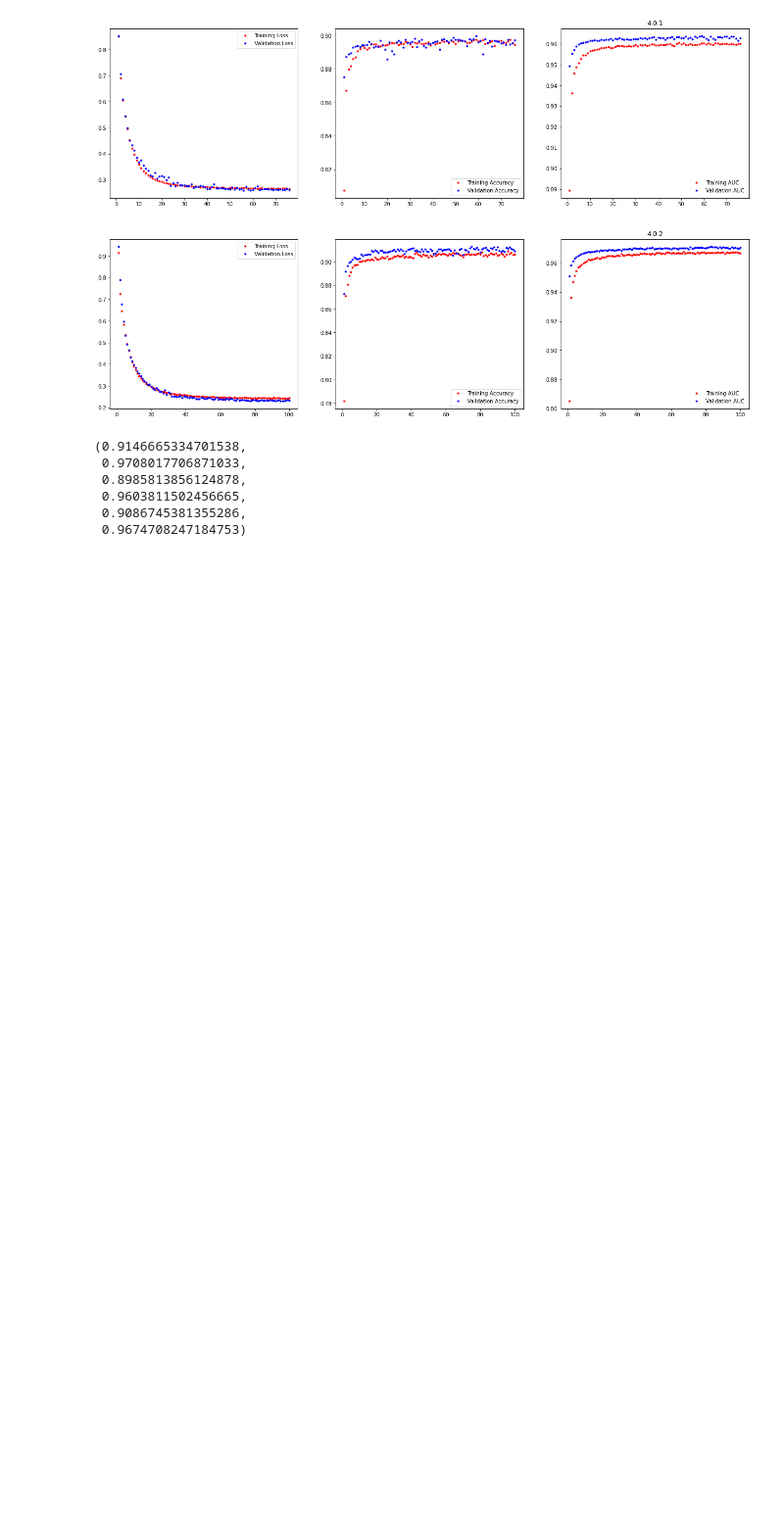
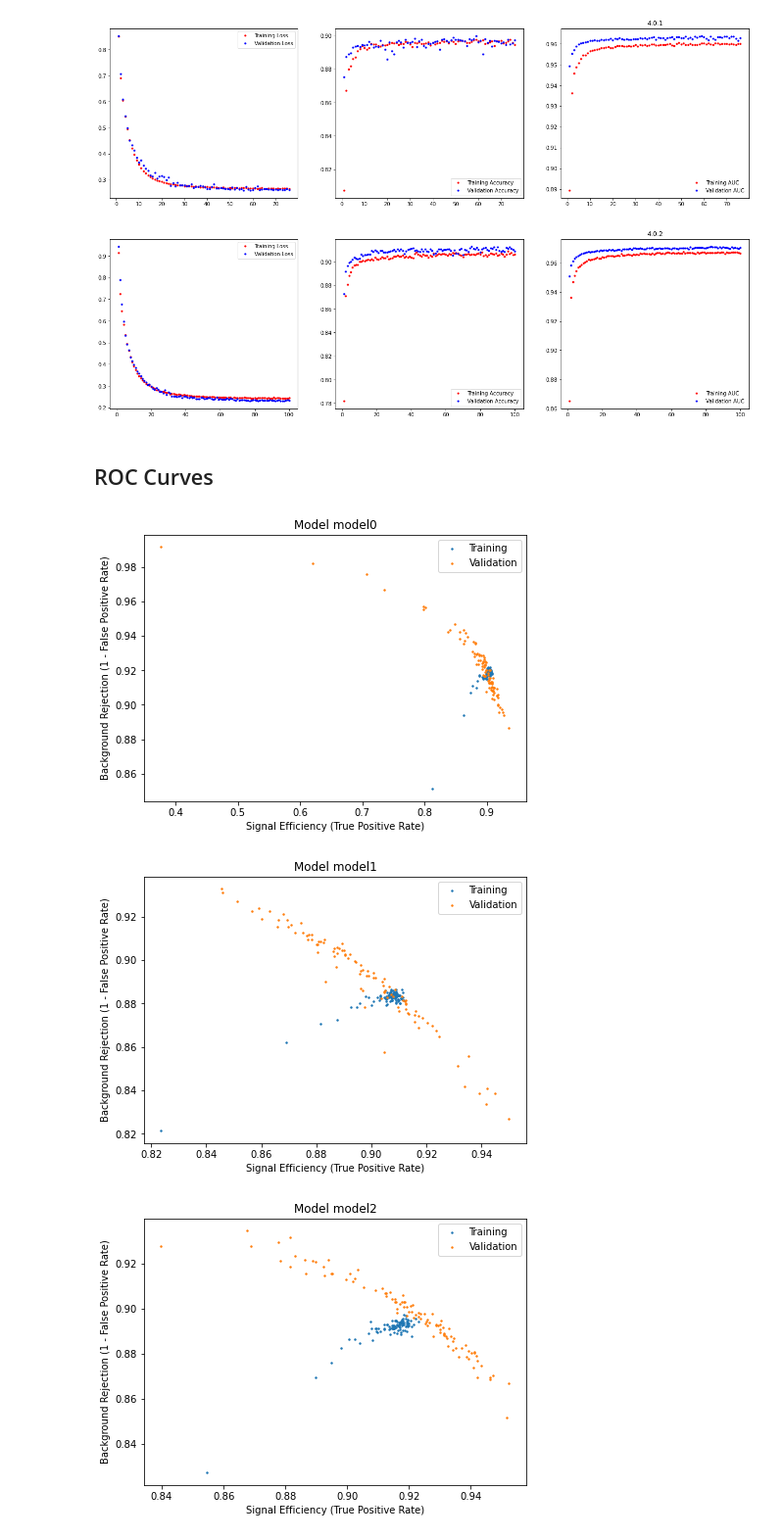
Before and after one commit to ChandlerKenworthy/Y4RareDecayProject, a Jupyter notebook: code/neural_network/model_analysis.ipynb, the cells around one changed output. Shown at 98% size. Drawn from its saved outputs; the diff is of its cells as text; code cells hidden in the pictures; blank space fills up the shorter version.

Commit message:
Added more models to model analysis

```diff
--- a/code/neural_network/model_analysis.ipynb
+++ b/code/neural_network/model_analysis.ipynb
@@ -11,6 +11,7 @@ from dataflow import Flow
 data1 = Flow(None, None, None, 'csv/preselected_pKmue_moreFeatures_unequalRatio.csv')
 data2 = Flow(None, None, None, 'csv/preselected_pKmue_fullFeatures_equalRatio.csv')
 data3 = Flow(None, None, None, 'csv/preselected_pKmue_fullFeatures_equalRatio_restrictedSideband.csv')
+data4 = Flow(None, None, None, 'csv/preselected_pKmue_fullPlusFeatures_equalRatio_restrictedSideband.csv')
 
 data = [data1, data2, data3]
 # %%
@@ -21,9 +22,9 @@ custom_callbacks = [
 
 def compile_model(input_shape):
     model = Sequential([
-        layers.Dense(16, activation='relu', input_shape=input_shape, kernel_regularizer=l1_l2(0.001, 0.001)),
+        layers.Dense(32, activation='relu', input_shape=input_shape, kernel_regularizer=l1_l2(0.001, 0.001)),
         layers.BatchNormalization(),
-        layers.Dropout(0.2),
+        layers.Dropout(0.3),
         layers.Dense(64, activation='relu', kernel_regularizer=l1_l2(0.001, 0.001)),
         layers.BatchNormalization(),
         layers.Dropout(0.3),
@@ -75,9 +76,13 @@ def fit_model(model, train_data, val_data, model_version, callbacks=None, epochs
         pickle.dump(model_history.history, file_pi)
     model.save(f'models/v{model_version}')
 # %%
-for i, d in enumerate(data):
-    (X_train, y_train), (X_val, y_val), (X_test, y_test) = d.get_train_val_test_split()
-    model = compile_model((X_train.shape[1],))
-    fit_model(model, (X_train, y_train), (X_val, y_val), f'4.1.{i}', callbacks=custom_callbacks)
-    print(f'Trained dataset {i}')
+dat = {}
+
+#for i, d in enumerate(data):
+(X_train, y_train), (X_val, y_val), (X_test, y_test) = data4.get_train_val_test_split()
+#d = [(X_train, y_train), (X_val, y_val), (X_test, y_test)]
+model = compile_model((X_train.shape[1],))
+#dat[f'model{i}'] = [model, d]
+fit_model(model, (X_train, y_train), (X_val, y_val), f'4.1.3', callbacks=custom_callbacks)
+#print(f'Trained dataset {i}')
 # %% [output]
@@ -109,15 +118,34 @@ for i, d in enumerate(data):
 history1 = pickle.load(open(f'train_history/v4.1.0', "rb"))
 history2 = pickle.load(open(f'train_history/v4.1.1', "rb"))
 history3 = pickle.load(open(f'train_history/v4.1.2', "rb"))
-acc1, auc1 = history1['binary_accuracy'], history1['auc']
-acc2, auc2 = history2['binary_accuracy'], history2['auc']
-acc3, auc3 = history3['binary_accuracy'], history3['auc']
-
-max(acc1), max(auc1), max(acc2), max(auc2), max(acc3), max(auc3)
-# %% [output]
-(0.9146665334701538,
- 0.9708017706871033,
- 0.8985813856124878,
- 0.9603811502456665,
- 0.9086745381355286,
- 0.9674708247184753)
+# %% [markdown]
+## ROC Curves
+# %%
+def roc_curve(history, y_train, y_val, mversion='No Version'):
+    train_signal_eff = history['true_positives']/y_train.value_counts()[1]
+    val_signal_eff = history['val_true_positives']/y_val.value_counts()[1]
+    # What percentage of total signal events were identified as signal events
+
+    train_background_rej = 1 - (history['false_positives'] / y_train.value_counts()[0])
+    val_background_rej = 1 - (history['val_false_positives'] / y_val.value_counts()[0])
+    # The number of true positives to total positives
+
+    fig, ax = plt.subplots(1, 1, figsize=(7, 5))
+    ax.scatter(train_signal_eff, train_background_rej,  label='Training', s=2)
+    ax.scatter(val_signal_eff, val_background_rej, label='Validation', s=2)
+    ax.set_ylabel('Background Rejection (1 - False Positive Rate)')
+    ax.set_xlabel('Signal Efficiency (True Positive Rate)')
+    plt.title(f'Model {mversion}')
+    plt.legend()
+    plt.show()
+# %%
+hists = [history1, history2, history3]
+
+j = 0
+for i, value in dat.items():
+    roc_curve(hists[j], value[1][0][1], value[1][1][1], mversion=i)
+    j += 1
+# %% [output]
+[figure, added]
+[figure, added]
+[figure, added]
```
Also changed, not shown: parts of 1 cell of this notebook, 1 other file.
